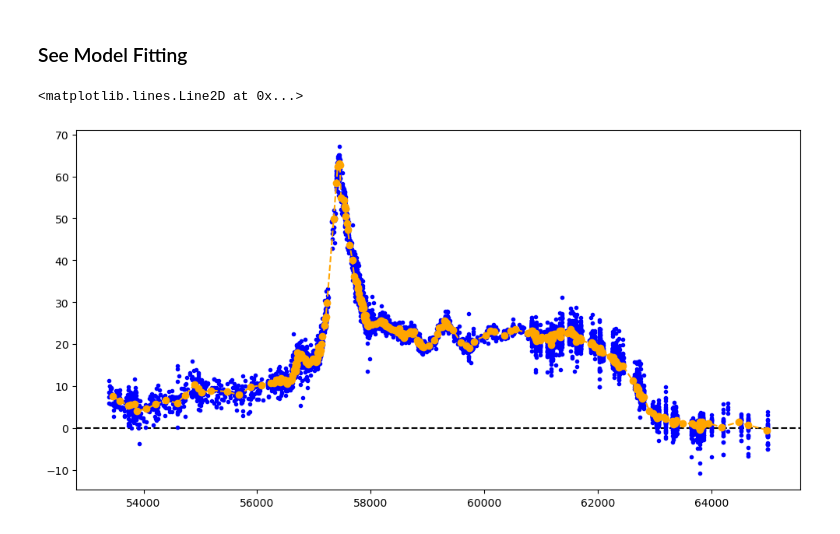
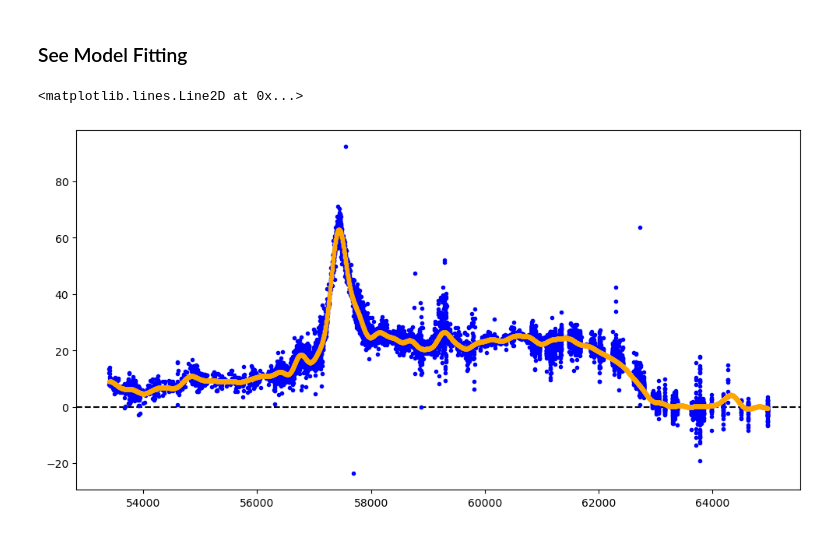
Before and after one commit to xiaolng/EtaCarEchoes, a Jupyter notebook: python_fitting/Iter2_i.ipynb, the cells around one changed output. Drawn from its saved outputs; the diff is of its cells as text; code cells hidden in the pictures.

```diff
--- a/python_fitting/Iter2_i.ipynb
+++ b/python_fitting/Iter2_i.ipynb
@@ -13,16 +13,16 @@ table_a57 = pd.read_csv('LC_tables/data/LCref_a57_i.csv')
 table_a54 = pd.read_csv('LC_tables/data/LCref_a54_i.csv')
 
 ## segment 1
-lc_data1 = pd.read_csv('LC_tables/data/LCtable1_i.csv')
+lc_df1 = readin_LCdf('LC_tables/data/LCtable1_i.csv')
 
 ## segment 2
-lc_data2 = pd.read_csv('LC_tables/data/LCtable2_i.csv')
+lc_df2 = readin_LCdf('LC_tables/data/LCtable2_i.csv')
 
 ## segment 3
-lc_data3 = pd.read_csv('LC_tables/data/LCtable3_i.csv')
+lc_df3 = readin_LCdf('LC_tables/data/LCtable3_i.csv')
 
 ## segment 4
-lc_data4 = pd.read_csv('LC_tables/data/LCtable4_i.csv')
+lc_df4 = readin_LCdf('LC_tables/data/LCtable4_i.csv')
 # %%
 ### Some images need to be excluded due to quality
 ### Images from ccd 54 have bad bands (mainly filter i is affected)
@@ -100,17 +101,17 @@ i2parms2.to_csv('LC_tables/fit_params/f2params_i2.csv', index=False)
 i2parms3.to_csv('LC_tables/fit_params/f2params_i3.csv', index=False)
 i2parms4.to_csv('LC_tables/fit_params/f2params_i4.csv', index=False)
 # %%
-### Create data frame of aligned LCs
+### Create data frame of aligned and combined LCs
 
 ## segment 1
-comb1 = get_alignedLCs(lc_data1, fit_parms1, LCmodel=LCmodel1, n_sigmas=n_sigs1, mJyas2_lms=mJyas2_lms1)
+comb1 = get_combLCs(lc_df1, fit_parms1, LCmodel=LCmodel1)
 
 ## segment 2
-comb2 = get_alignedLCs(lc_data2, fit_parms2, LCmodel=LCmodel1, n_sigmas=n_sigs2, mJyas2_lms=mJyas2_lms2, bad_expnums=bad_expnums_a54i)
+comb2 = get_combLCs(lc_df2, fit_parms2, LCmodel=LCmodel1)
 
 ## segment 3
-comb3 = get_alignedLCs(lc_data3, fit_parms3, LCmodel=LCmodel1, n_sigmas=n_sigs3, mJyas2_lms=mJyas2_lms3, bad_expnums=bad_expnums_a54i)
+comb3 = get_combLCs(lc_df3, fit_parms3, LCmodel=LCmodel1)
 
 ## segment 4
-comb4 = get_alignedLCs(lc_data4, fit_parms4, LCmodel=LCmodel1, n_sigmas=n_sigs4, mJyas2_lms=mJyas2_lms4, bad_expnums=bad_expnums_a54i)
+comb4 = get_combLCs(lc_df4, fit_parms4, LCmodel=LCmodel1)
 # %%
@@ -197,9 +195,9 @@ w_inds4 = [i for ix in o_params4[3] for i in ix]
     ## Model data already connected in iteration 2
     ## Combine LC data
 
-tls_m = np.concatenate([comb1.t.loc[w_inds1,'mjd'].values, comb2.t.loc[w_inds2,'mjd'].values, comb3.t.loc[w_inds3,'mjd'].values, comb4.t.loc[w_inds4,'mjd'].values])
-fls_m = np.concatenate([comb1.t.loc[w_inds1,'mJyas2'].values, comb2.t.loc[w_inds2,'mJyas2'].values, comb3.t.loc[w_inds3,'mJyas2'].values, comb4.t.loc[w_inds4,'mJyas2'].values])
-ferrls_m = np.concatenate([comb1.t.loc[w_inds1,'mJyas2_err'].values, comb2.t.loc[w_inds2,'mJyas2_err'].values, comb3.t.loc[w_inds3,'mJyas2_err'].values, comb4.t.loc[w_inds4,'mJyas2_err'].values])
+tls_m = np.concatenate([comb1.t['mjd'].values, comb2.t['mjd'].values, comb3.t['mjd'].values, comb4.t['mjd'].values])
+fls_m = np.concatenate([comb1.t['mJyas2'].values, comb2.t['mJyas2'].values, comb3.t['mJyas2'].values, comb4.t['mJyas2'].values])
+ferrls_m = np.concatenate([comb1.t['mJyas2_err'].values, comb2.t['mJyas2_err'].values, comb3.t['mJyas2_err'].values, comb4.t['mJyas2_err'].values])
 
 ord_inds_m = tls_m.argsort()
 tls_m = tls_m[ord_inds_m]
@@ -209,24 +207,23 @@ ferrls_m = ferrls_m[ord_inds_m]
 comb_m_data = {'mjd': tls_m, 'mJyas2': fls_m, 'mJyas2_err': ferrls_m}
 comb_m = pdastrostatsclass()
 comb_m.t = comb_m.t.assign(**comb_m_data)
-
-comb_m.t['phase'] = comb_m.t['mjd'] - 57430.
 # %%
 ### Create the model (LC_0)
 
-t_model, f_model, ferr_model, o_params_m = get_combinedLC(comb_m, bn_sz=30)
-phase_m = t_model - 57430.
-w_inds_m = [i for bn in o_params_m[3] for i in bn]
+m_t, m_mu, m_std = get_LCfit(comb_m, metric=3e4)
 
-comb_m.t['4model_flag'] = False
-comb_m.t.loc[w_inds_m,'4model_flag'] = True
-comb_m.t['4model_flag'] = comb_m.t['4model_flag'].astype('bool')
+main_peak = m_t[np.where(m_mu==max(m_mu))[0][0]]
 
-lc_model = {'mjd':t_model, 'mJyas2':f_model, 'mJyas2_err':ferr_model, 'phase':phase_m}
+phase_m = m_t - main_peak
+
+lc_model = {'mjd':m_t, 'mJyas2':m_mu, 'mJyas2_err':m_std, 'phase':phase_m}
 lc_model_d = pd.DataFrame(lc_model)
 
 lc_model_d.to_csv('LC_tables/models/iLC_m2.csv', index=False)
 
+
+comb_m.t['phase'] = comb_m.t['mjd'] - main_peak
+
 ## Save table for bookkeeping purposes
 comb_m.t.to_csv('LC_tables/models/iLC_data2.csv', index=False)
 # %% [markdown]
@@ -277,10 +278,10 @@ comb_m.t.to_csv('LC_tables/models/iLC_data2.csv', index=False)
 # %%
 ### Plot Model
 
 plt.subplots(dpi = 100, figsize = [12,6])
-plt.errorbar(comb_m.t.loc[w_inds_m,'mjd'], comb_m.t.loc[w_inds_m,'mJyas2'], fmt='.', ecolor='black', color='blue')
-plt.errorbar(t_model, f_model, fmt='--o', ecolor='black', color='orange')
+plt.errorbar(comb_m.t['mjd'], comb_m.t['mJyas2'], fmt='.', ecolor='black', color='blue')
+plt.errorbar(m_t, m_mu, fmt='--.', ecolor='black', color='orange')
 plt.axhline(y=0, linestyle='--', color='black')
 # %% [output]
 <matplotlib.lines.Line2D at 0x...>
-[figure, old version]
+[figure, new version]
```
Also changed, not shown: parts of 10 cells of this notebook, 10 other files.
